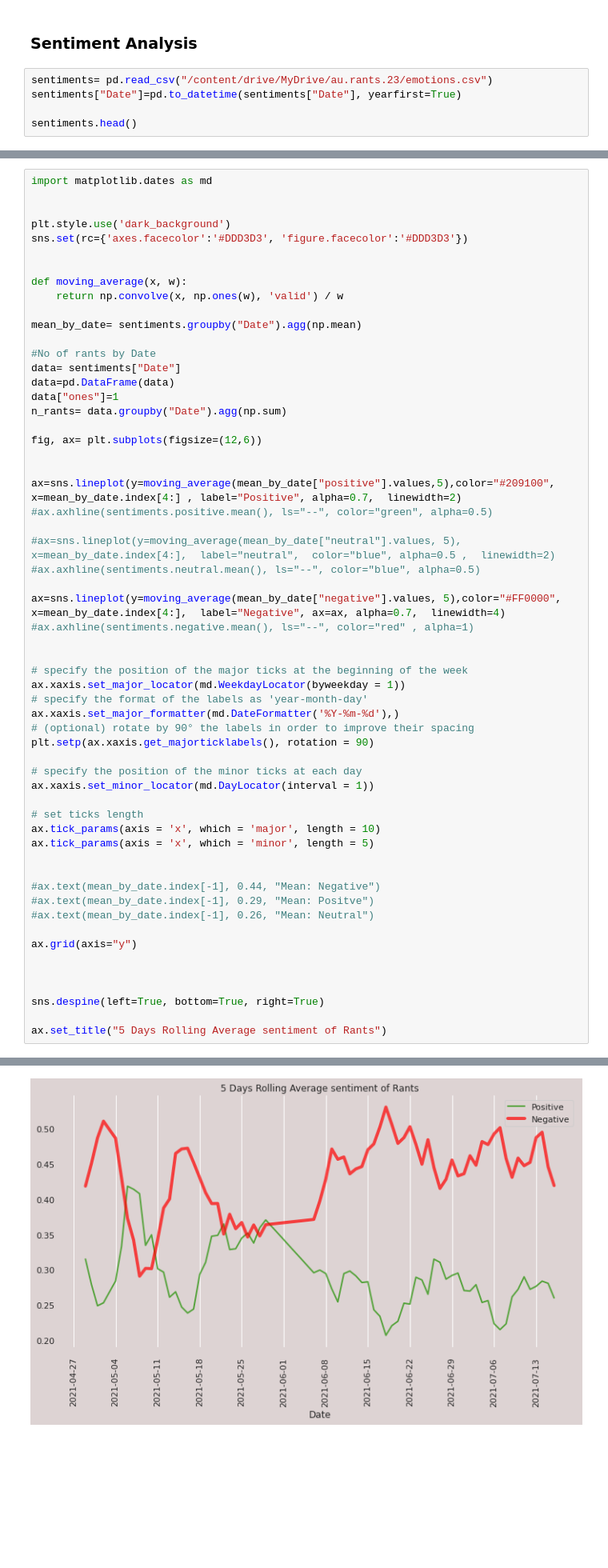
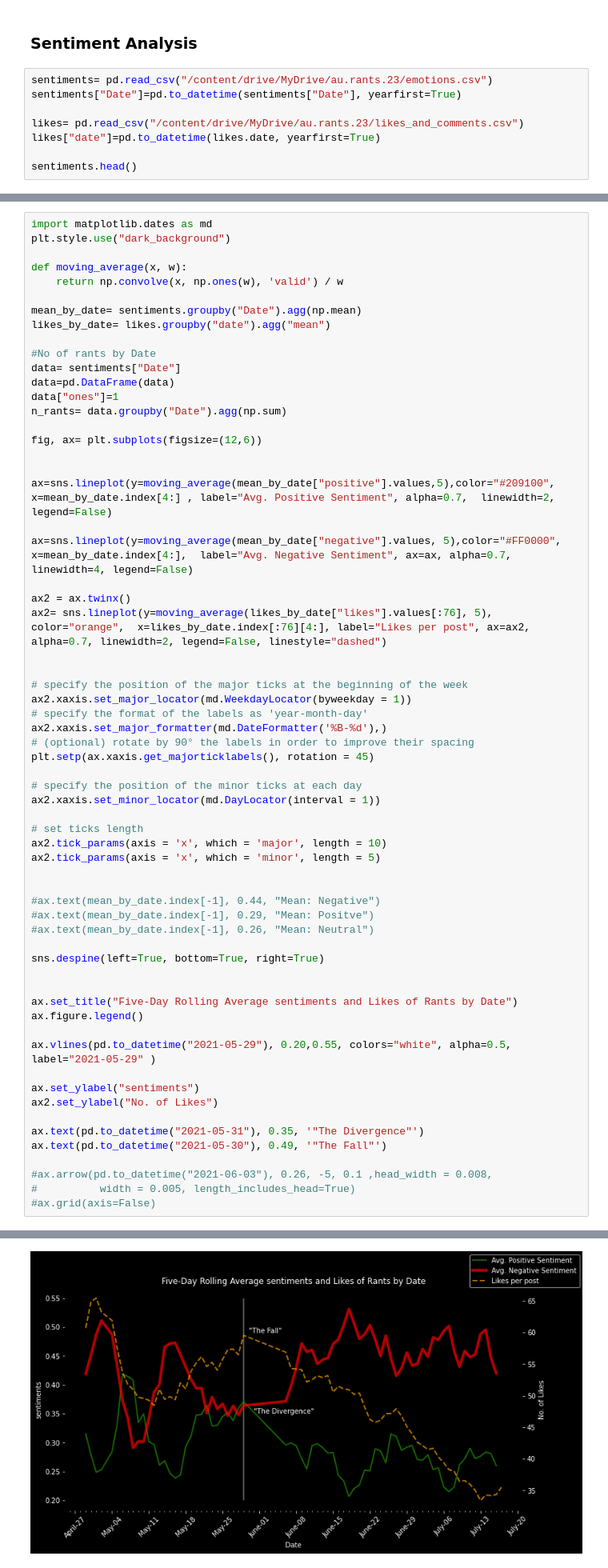
Before and after one commit to ragul-n/Analysis-of-Confession-pages, a Jupyter notebook: Analysis_of_Confessions.ipynb, the cells around one changed output, grey strips where cells are left out. Shown at 80% size. Drawn from its saved outputs; the diff is of its cells as text; blank space fills up the shorter version.

```diff
--- a/Analysis_of_Confessions.ipynb
+++ b/Analysis_of_Confessions.ipynb
@@ -35,6 +35,9 @@ pio.renderers.default = 'colab'
 sentiments= pd.read_csv("/content/drive/MyDrive/au.rants.23/emotions.csv")
 sentiments["Date"]=pd.to_datetime(sentiments["Date"], yearfirst=True)
 
+likes= pd.read_csv("/content/drive/MyDrive/au.rants.23/likes_and_comments.csv")
+likes["date"]=pd.to_datetime(likes.date, yearfirst=True)
+
 sentiments.head()
 # %% [output]
 |  | Unnamed: 0 | positive | neutral | negative | rant | Date | id | sentiment |
@@ -45,16 +48,13 @@ sentiments.head()
 | 4 | 4 | 0.02 | 0.44 | 0.54 | It's not real you've never even m... | 2021-06-25 | 649 | negative |
 # %%
 import matplotlib.dates as md
-
-
-plt.style.use('dark_background')
-sns.set(rc={'axes.facecolor':'#DDD3D3', 'figure.facecolor':'#DDD3D3'})
-
+plt.style.use("dark_background")
 
 def moving_average(x, w):
     return np.convolve(x, np.ones(w), 'valid') / w
 
 mean_by_date= sentiments.groupby("Date").agg(np.mean)
+likes_by_date= likes.groupby("date").agg("mean")
 
 #No of rants by Date
 data= sentiments["Date"]
@@ -65,40 +65,48 @@ n_rants= data.groupby("Date").agg(np.sum)
 fig, ax= plt.subplots(figsize=(12,6))
 
 
-ax=sns.lineplot(y=moving_average(mean_by_date["positive"].values,5),color="#209100", x=mean_by_date.index[4:] , label="Positive", alpha=0.7,  linewidth=2)
-#ax.axhline(sentiments.positive.mean(), ls="--", color="green", alpha=0.5)
+ax=sns.lineplot(y=moving_average(mean_by_date["positive"].values,5),color="#209100", x=mean_by_date.index[4:] , label="Avg. Positive Sentiment", alpha=0.7,  linewidth=2, legend=False)
 
-#ax=sns.lineplot(y=moving_average(mean_by_date["neutral"].values, 5), x=mean_by_date.index[4:],  label="neutral",  color="blue", alpha=0.5 ,  linewidth=2)
-#ax.axhline(sentiments.neutral.mean(), ls="--", color="blue", alpha=0.5)
+ax=sns.lineplot(y=moving_average(mean_by_date["negative"].values, 5),color="#FF0000", x=mean_by_date.index[4:],  label="Avg. Negative Sentiment", ax=ax, alpha=0.7,  linewidth=4, legend=False)
 
-ax=sns.lineplot(y=moving_average(mean_by_date["negative"].values, 5),color="#FF0000", x=mean_by_date.index[4:],  label="Negative", ax=ax, alpha=0.7,  linewidth=4)
-#ax.axhline(sentiments.negative.mean(), ls="--", color="red" , alpha=1)
+ax2 = ax.twinx()
+ax2= sns.lineplot(y=moving_average(likes_by_date["likes"].values[:76], 5), color="orange",  x=likes_by_date.index[:76][4:], label="Likes per post", ax=ax2, alpha=0.7, linewidth=2, legend=False, linestyle="dashed")
 
 
 # specify the position of the major ticks at the beginning of the week
-ax.xaxis.set_major_locator(md.WeekdayLocator(byweekday = 1))
+ax2.xaxis.set_major_locator(md.WeekdayLocator(byweekday = 1))
 # specify the format of the labels as 'year-month-day'
-ax.xaxis.set_major_formatter(md.DateFormatter('%Y-%m-%d'),)
+ax2.xaxis.set_major_formatter(md.DateFormatter('%B-%d'),)
 # (optional) rotate by 90° the labels in order to improve their spacing
-plt.setp(ax.xaxis.get_majorticklabels(), rotation = 90)
+plt.setp(ax.xaxis.get_majorticklabels(), rotation = 45)
 
 # specify the position of the minor ticks at each day
-ax.xaxis.set_minor_locator(md.DayLocator(interval = 1))
+ax2.xaxis.set_minor_locator(md.DayLocator(interval = 1))
 
 # set ticks length
-ax.tick_params(axis = 'x', which = 'major', length = 10)
-ax.tick_params(axis = 'x', which = 'minor', length = 5)
+ax2.tick_params(axis = 'x', which = 'major', length = 10)
+ax2.tick_params(axis = 'x', which = 'minor', length = 5)
 
 
 #ax.text(mean_by_date.index[-1], 0.44, "Mean: Negative")
 #ax.text(mean_by_date.index[-1], 0.29, "Mean: Positve")
 #ax.text(mean_by_date.index[-1], 0.26, "Mean: Neutral")
 
-ax.grid(axis="y")
+sns.despine(left=True, bottom=True, right=True)
 
 
+ax.set_title("Five-Day Rolling Average sentiments and Likes of Rants by Date")
+ax.figure.legend()
 
-sns.despine(left=True, bottom=True, right=True)
+ax.vlines(pd.to_datetime("2021-05-29"), 0.20,0.55, colors="white", alpha=0.5, label="2021-05-29" )
 
-ax.set_title("5 Days Rolling Average sentiment of Rants")
+ax.set_ylabel("sentiments")
+ax2.set_ylabel("No. of Likes")
+
+ax.text(pd.to_datetime("2021-05-31"), 0.35, '"The Divergence"')
+ax.text(pd.to_datetime("2021-05-30"), 0.49, '"The Fall"')
+
+#ax.arrow(pd.to_datetime("2021-06-03"), 0.26, -5, 0.1 ,head_width = 0.008,
+#          width = 0.005, length_includes_head=True)
+#ax.grid(axis=False)
 # %% [output]
@@ -106 +114 @@ Text(0.5, 1.0, '5 Days Rolling Average sentiment of Rants')
-[figure, old version]
+[figure, new version]
```
Also changed, not shown: parts of 3 cells of this notebook.
